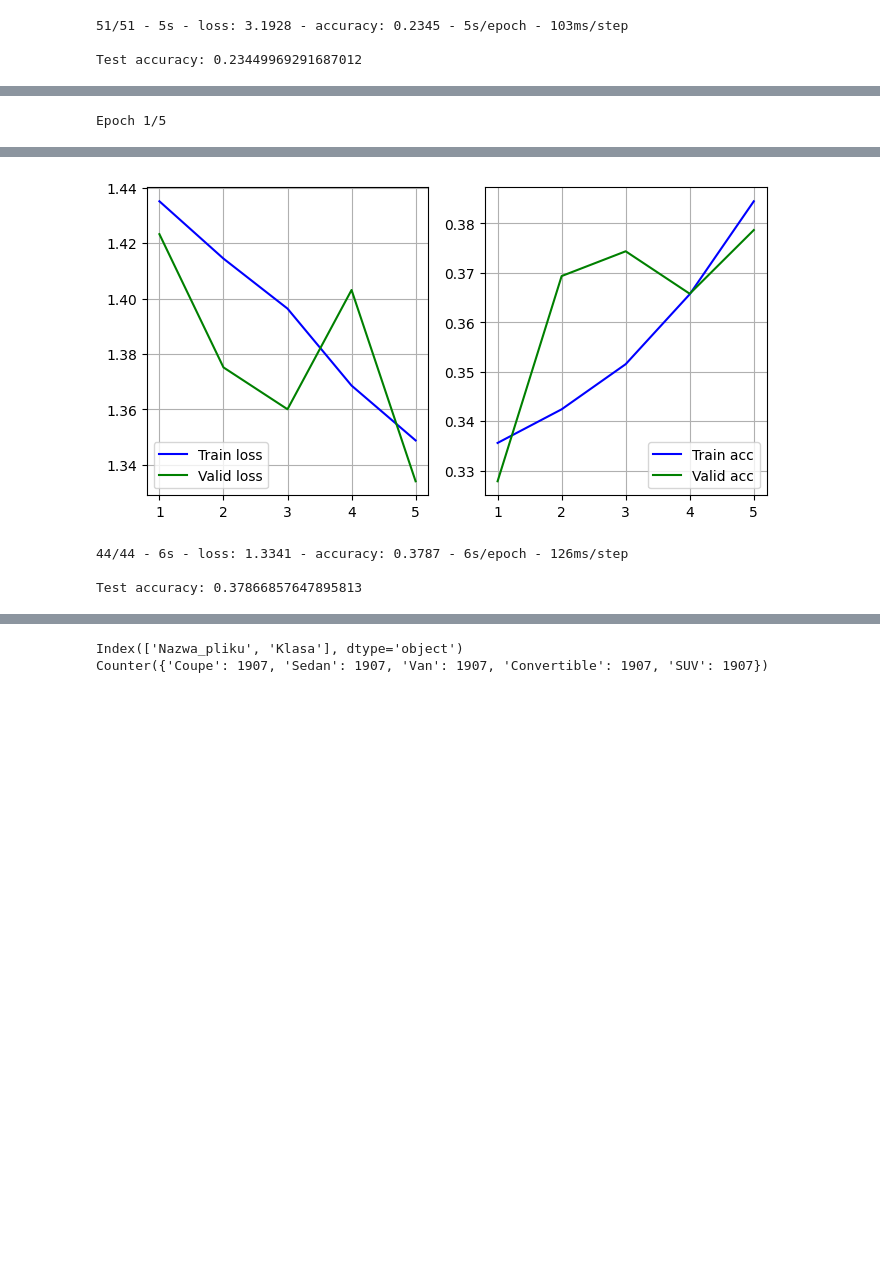
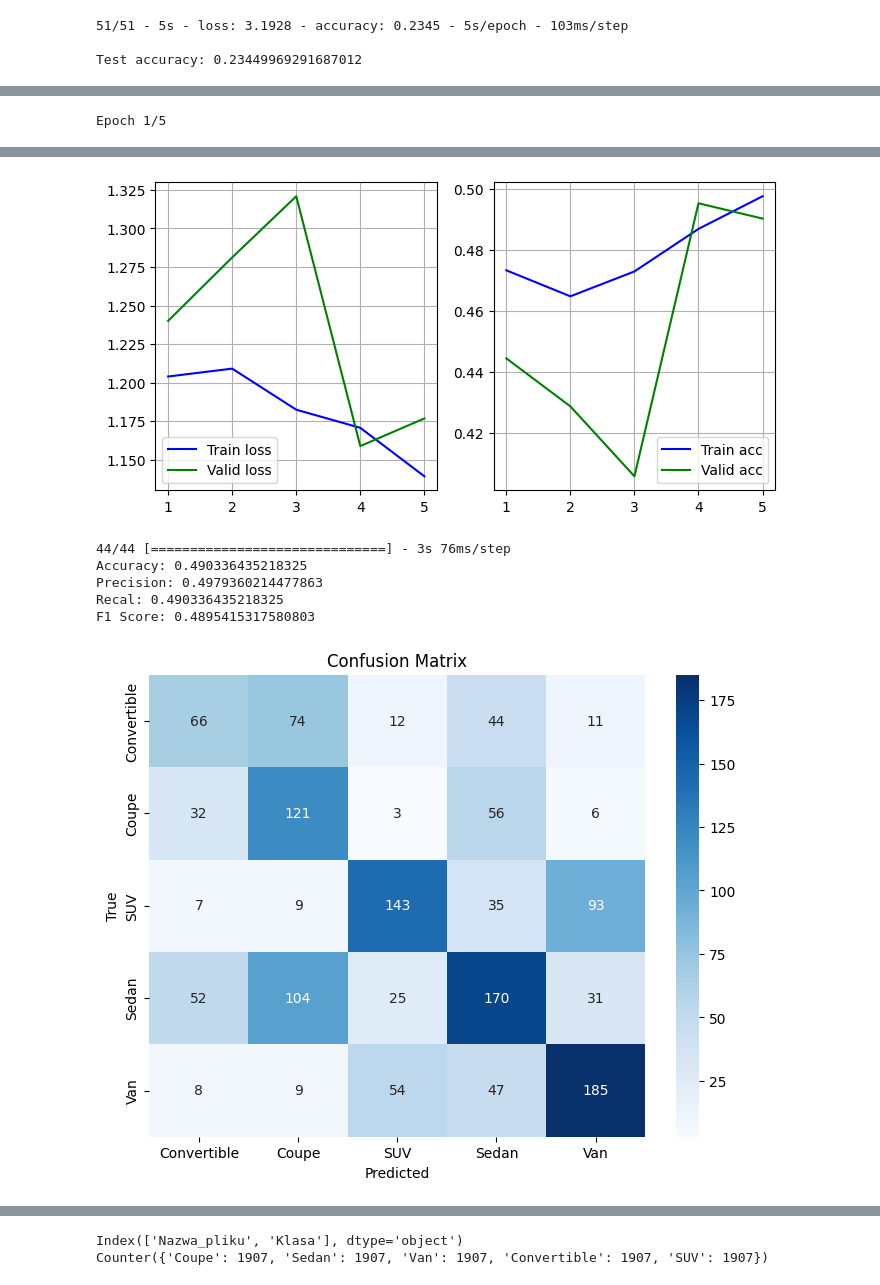
Before and after one commit to Czarkowski/ITML_Project, a Jupyter notebook: main.ipynb, the cells around one changed output, grey strips where cells are left out. Saved outputs shown, nothing was run; the diff lists cells and outputs as text; code cells hidden in the pictures; blank space fills up the shorter version.

```diff
--- a/main.ipynb
+++ b/main.ipynb
@@ -584,0 +649,11 @@ Test accuracy: 0.34073013067245483
+# %%
+images, labels = loadImage('128x128')
+labelsPlot(labels)
+labels_encoded, labels_encoder = encodeLabel(labels)
+print(labels_encoded.shape)
+print(images.shape)
+imagesProc = preprocessImages(images)
+
+X_train, X_test, y_train, y_test = train_test_split(imagesProc, labels_encoded, test_size=0.2, stratify=labels_encoded)
+X_train = X_train.reshape(X_train.shape + (1,))
+X_test = X_test.reshape(X_test.shape + (1,))
@@ -754,7 +774,7 @@ TypeError: 'dict' object is not callable
 # %%
 history = model.fit_generator(
     train_generator,
-    steps_per_epoch=len(X_train)//16,
+    steps_per_epoch=len(X_train)//64,
     epochs=5,
     validation_data=(X_test, y_test),
     # callbacks=[checkpoint],
@@ -763,9 +783,9 @@ history = model.fit_generator(
 
 # Wyświetlenie wyników
 plotPrint(history)
-
-# Ocena modelu na danych testowych
-test_loss, test_acc = model.evaluate(X_test, y_test, verbose=2)
-print(f'\nTest accuracy: {test_acc}')
+confMatrixSingle(model, X_test, y_test, labels_encoder)
+# # Ocena modelu na danych testowych
+# test_loss, test_acc = model.evaluate(X_test, y_test, verbose=2)
+# print(f'\nTest accuracy: {test_acc}')
 # %% [output]
 Epoch 1/5
@@ -781,4 +802,7 @@ Epoch 5/5
-[figure, old version]
+[figure, new version]
-44/44 - 6s - loss: 1.3341 - accuracy: 0.3787 - 6s/epoch - 126ms/step
-
-Test accuracy: 0.37866857647895813
+44/44 [==============================] - 3s 76ms/step
+Accuracy: 0.490336435218325
+Precision: 0.4979360214477863
+Recal: 0.490336435218325
+F1 Score: 0.4895415317580803
+[figure, added]
```
Also changed, not shown: parts of 33 cells of this notebook.
